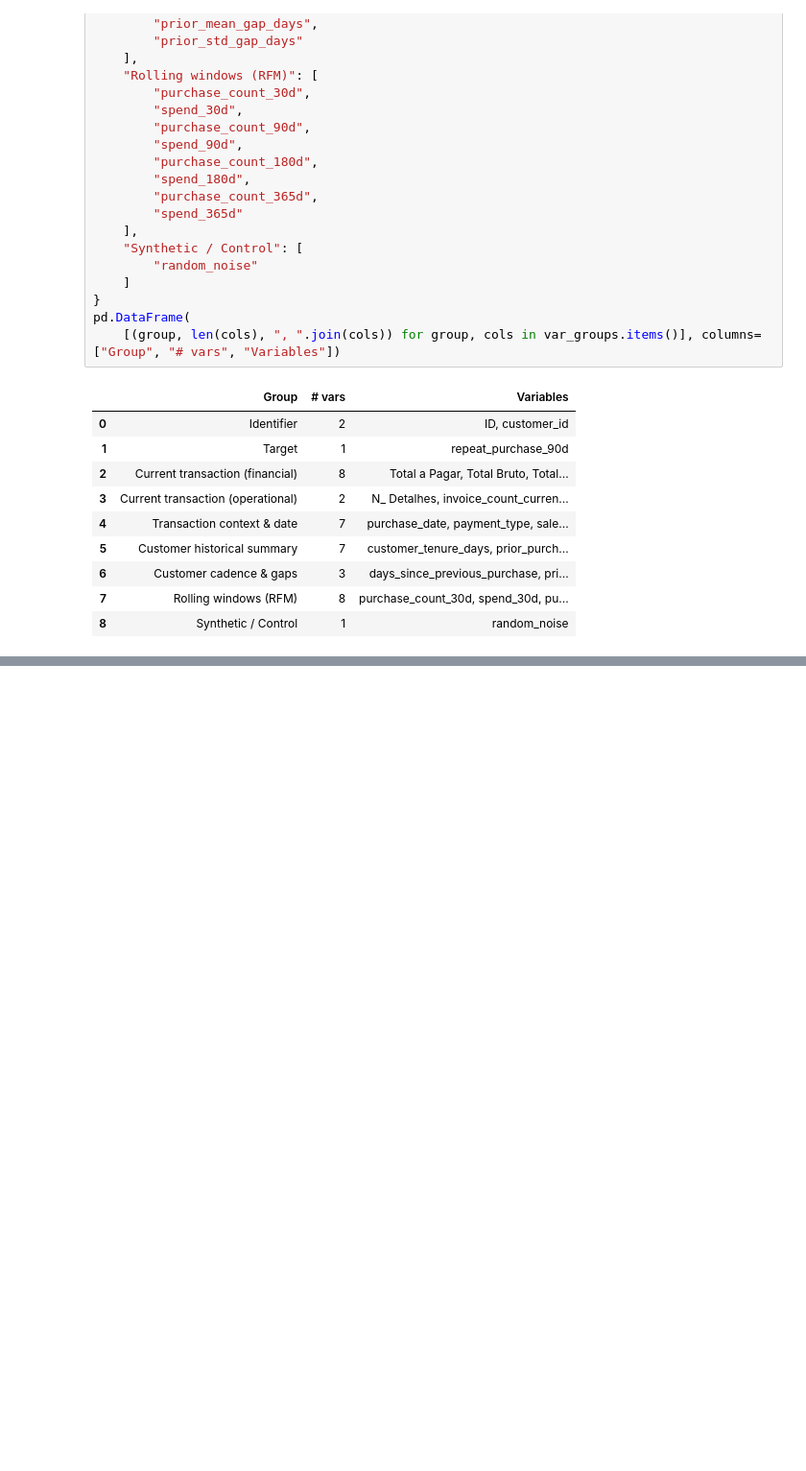
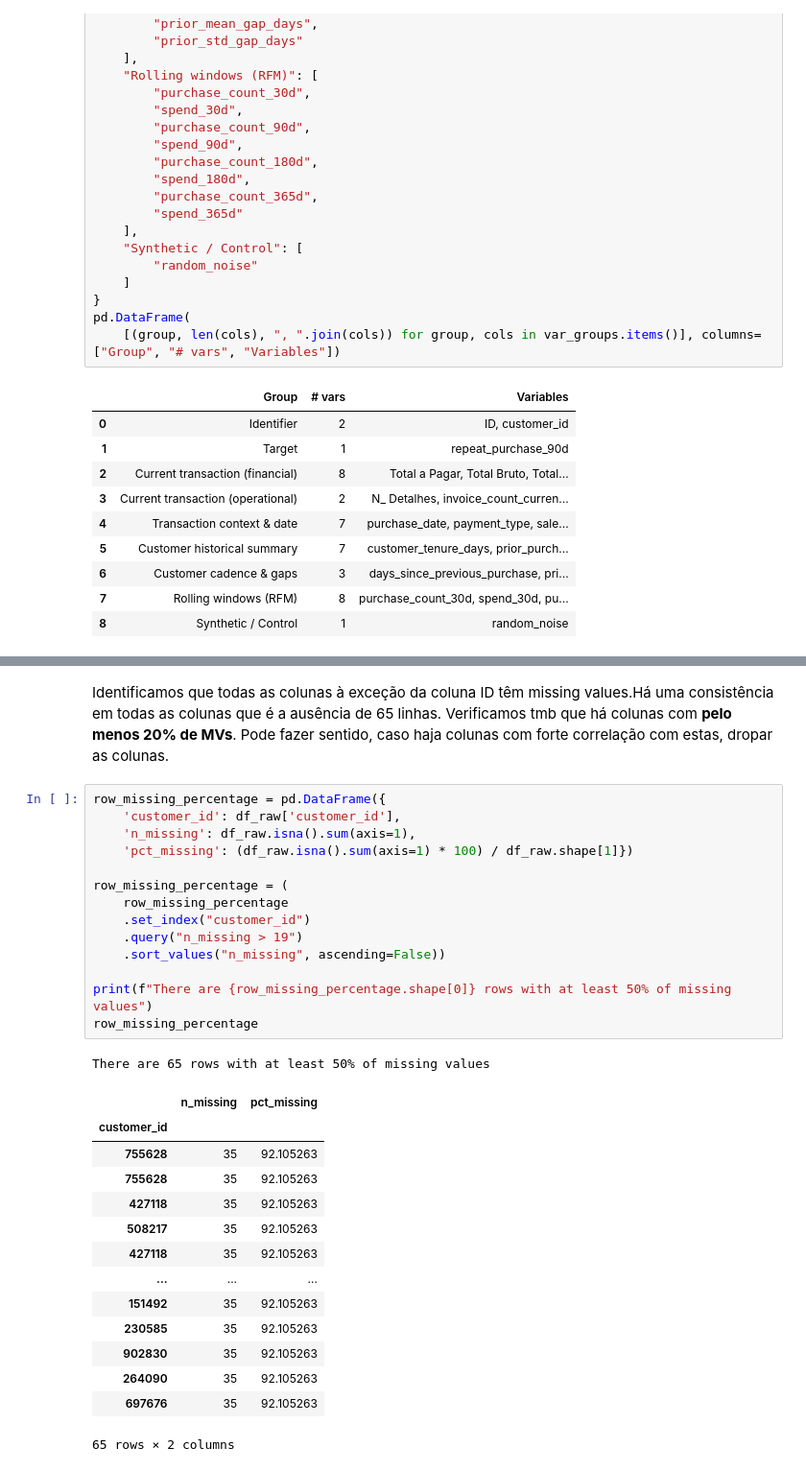
Before and after one commit to Martsnake/machine-learning, a Jupyter notebook: notebooks/Análise.ipynb, the cells around one changed output, grey strips where cells are left out. Shown at 96% size. Drawn from its saved outputs; the diff is of its cells as text; blank space fills up the shorter version.

```diff
--- a/notebooks/Análise.ipynb
+++ b/notebooks/Análise.ipynb
@@ -162,0 +182,32 @@ pd.DataFrame(
+# %% [markdown]
+Identificamos que todas as colunas à exceção da coluna ID têm missing values.Há uma consistência em todas as colunas que é a ausência de 65 linhas. Verificamos tmb que há colunas com **pelo menos 20% de MVs**. Pode fazer sentido, caso haja colunas com forte correlação com estas, dropar as colunas.
+# %%
+row_missing_percentage = pd.DataFrame({
+    'customer_id': df_raw['customer_id'],
+    'n_missing': df_raw.isna().sum(axis=1),
+    'pct_missing': (df_raw.isna().sum(axis=1) * 100) / df_raw.shape[1]})
+
+row_missing_percentage = (
+    row_missing_percentage
+    .set_index("customer_id")
+    .query("n_missing > 19")
+    .sort_values("n_missing", ascending=False))
+
+print(f"There are {row_missing_percentage.shape[0]} rows with at least 50% of missing values")
+row_missing_percentage
+# %% [output]
+There are 65 rows with at least 50% of missing values
+|  | n_missing | pct_missing |
+| customer_id |  |  |
+| 755628 | 35 | 92.105263 |
+| 755628 | 35 | 92.105263 |
+| 427118 | 35 | 92.105263 |
+| 508217 | 35 | 92.105263 |
+| 427118 | 35 | 92.105263 |
+| ... | ... | ... |
+| 151492 | 35 | 92.105263 |
+| 230585 | 35 | 92.105263 |
+| 902830 | 35 | 92.105263 |
+| 264090 | 35 | 92.105263 |
+| 697676 | 35 | 92.105263 |
+65 rows × 2 columns
```
Also changed, not shown: parts of 30 cells of this notebook.
